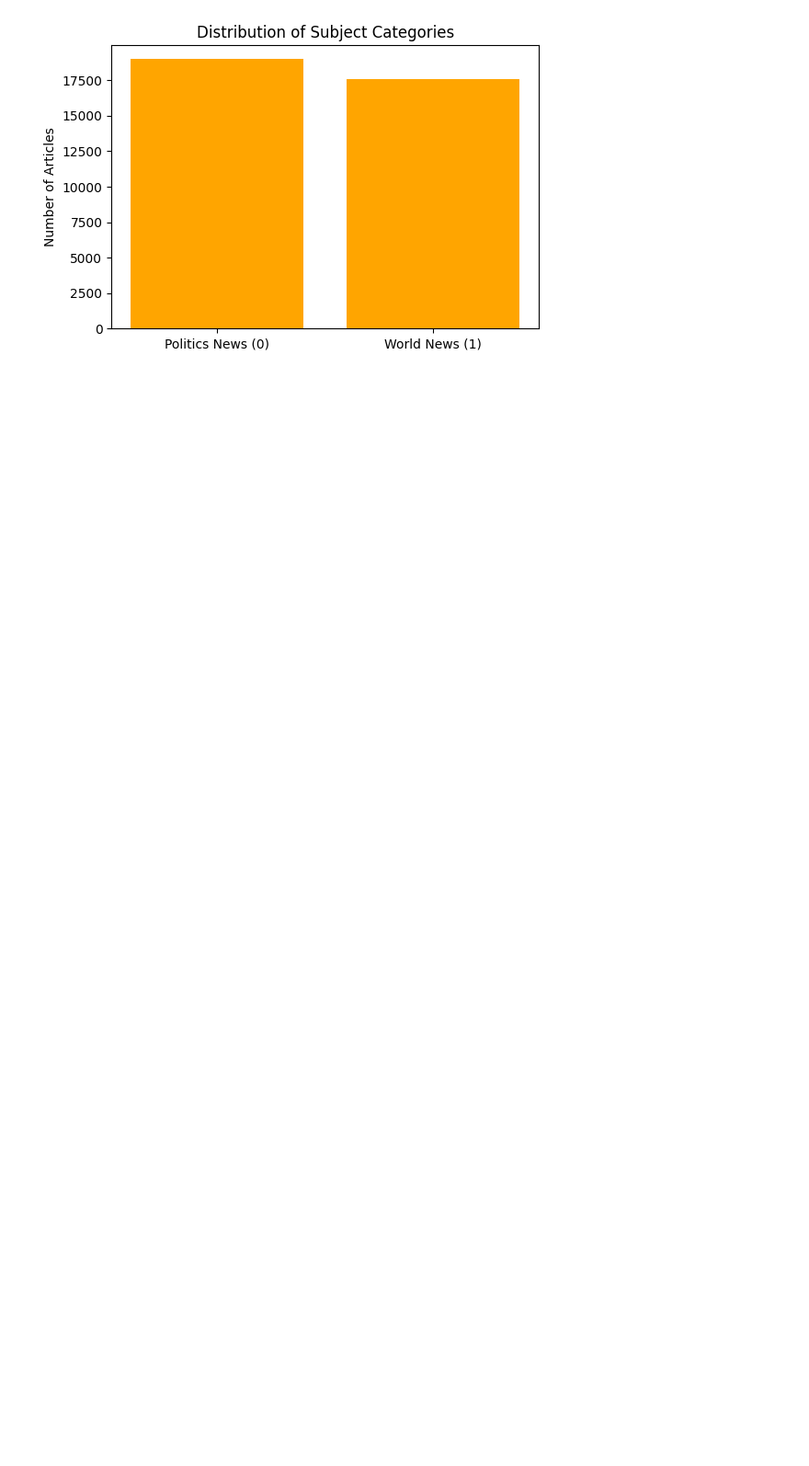
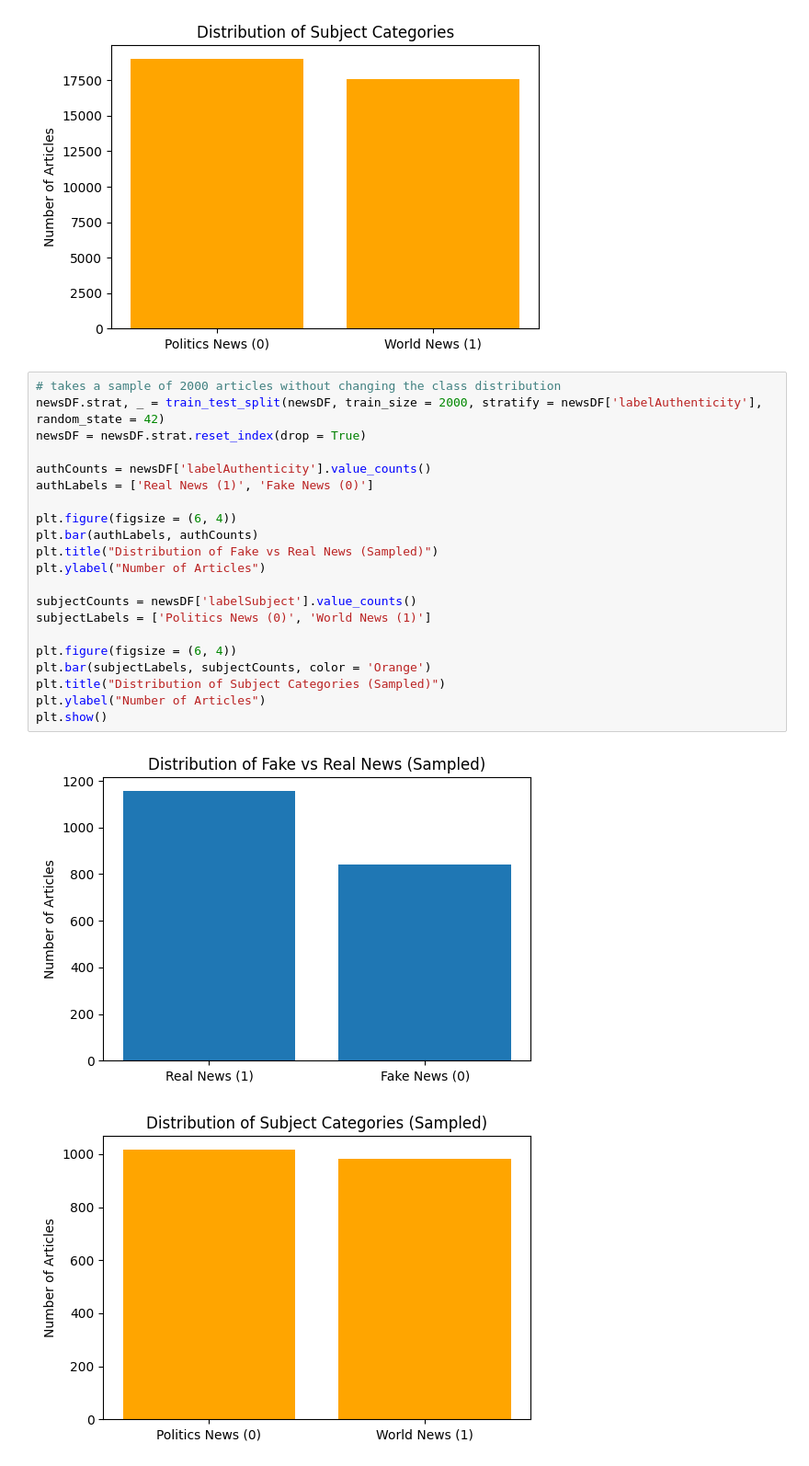
Before and after one commit to eliasangelss/fake-news, a Jupyter notebook: model.ipynb, the cells around one changed output. Shown at 92% size. Cells and saved outputs as stored; diff of their text form; blank space fills up the shorter version.

```diff
--- a/model.ipynb
+++ b/model.ipynb
@@ -227,3 +232,27 @@ plt.show()
 # %% [output]
 [figure]
 [figure]
+# %%
+# takes a sample of 2000 articles without changing the class distribution
+newsDF.strat, _ = train_test_split(newsDF, train_size = 2000, stratify = newsDF['labelAuthenticity'], random_state = 42)
+newsDF = newsDF.strat.reset_index(drop = True)
+
+authCounts = newsDF['labelAuthenticity'].value_counts()
+authLabels = ['Real News (1)', 'Fake News (0)']
+
+plt.figure(figsize = (6, 4))
+plt.bar(authLabels, authCounts)
+plt.title("Distribution of Fake vs Real News (Sampled)")
+plt.ylabel("Number of Articles")
+
+subjectCounts = newsDF['labelSubject'].value_counts()
+subjectLabels = ['Politics News (0)', 'World News (1)']
+
+plt.figure(figsize = (6, 4))
+plt.bar(subjectLabels, subjectCounts, color = 'Orange')
+plt.title("Distribution of Subject Categories (Sampled)")
+plt.ylabel("Number of Articles")
+plt.show()
+# %% [output]
+[figure, added]
+[figure, added]
```
Also changed, not shown: parts of 4 cells of this notebook.
